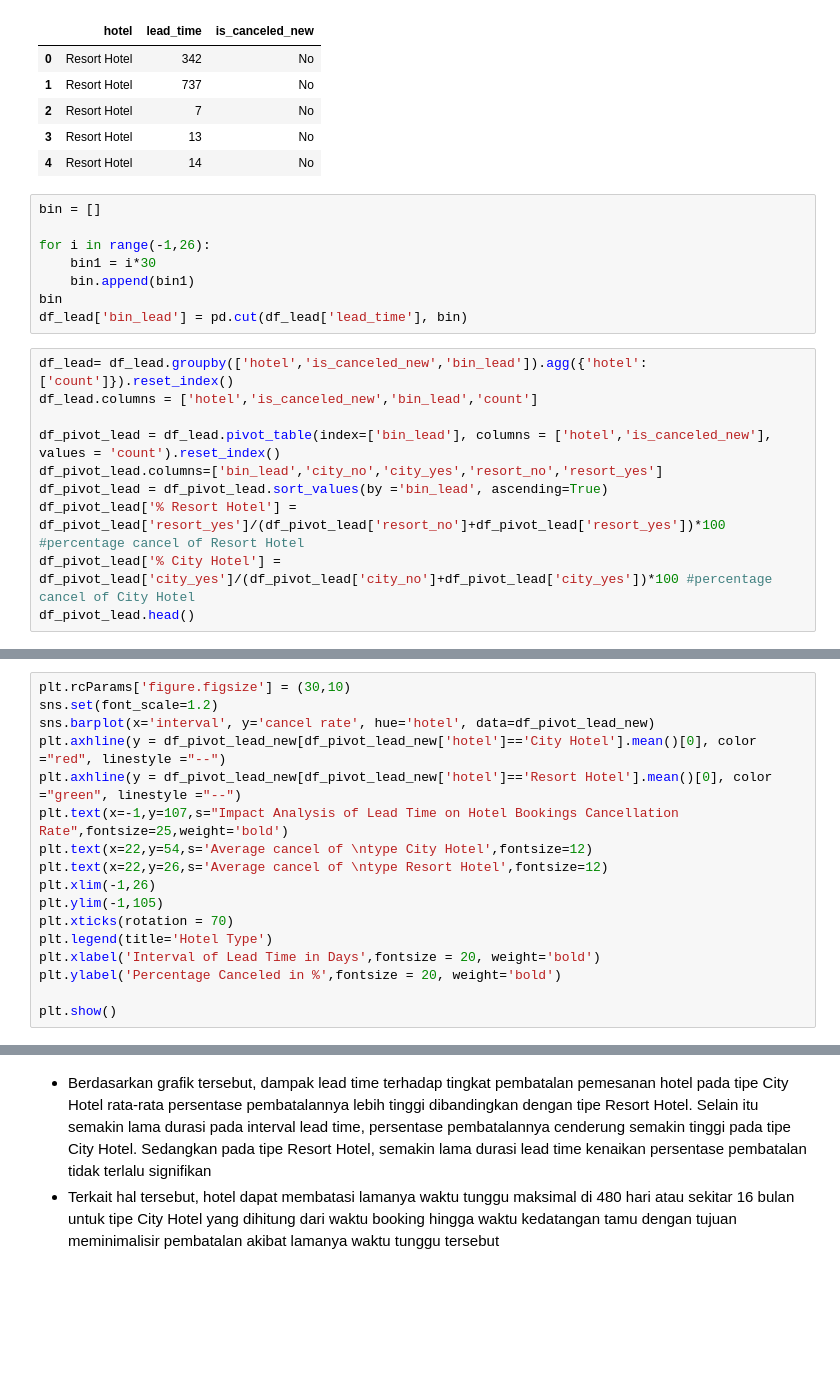
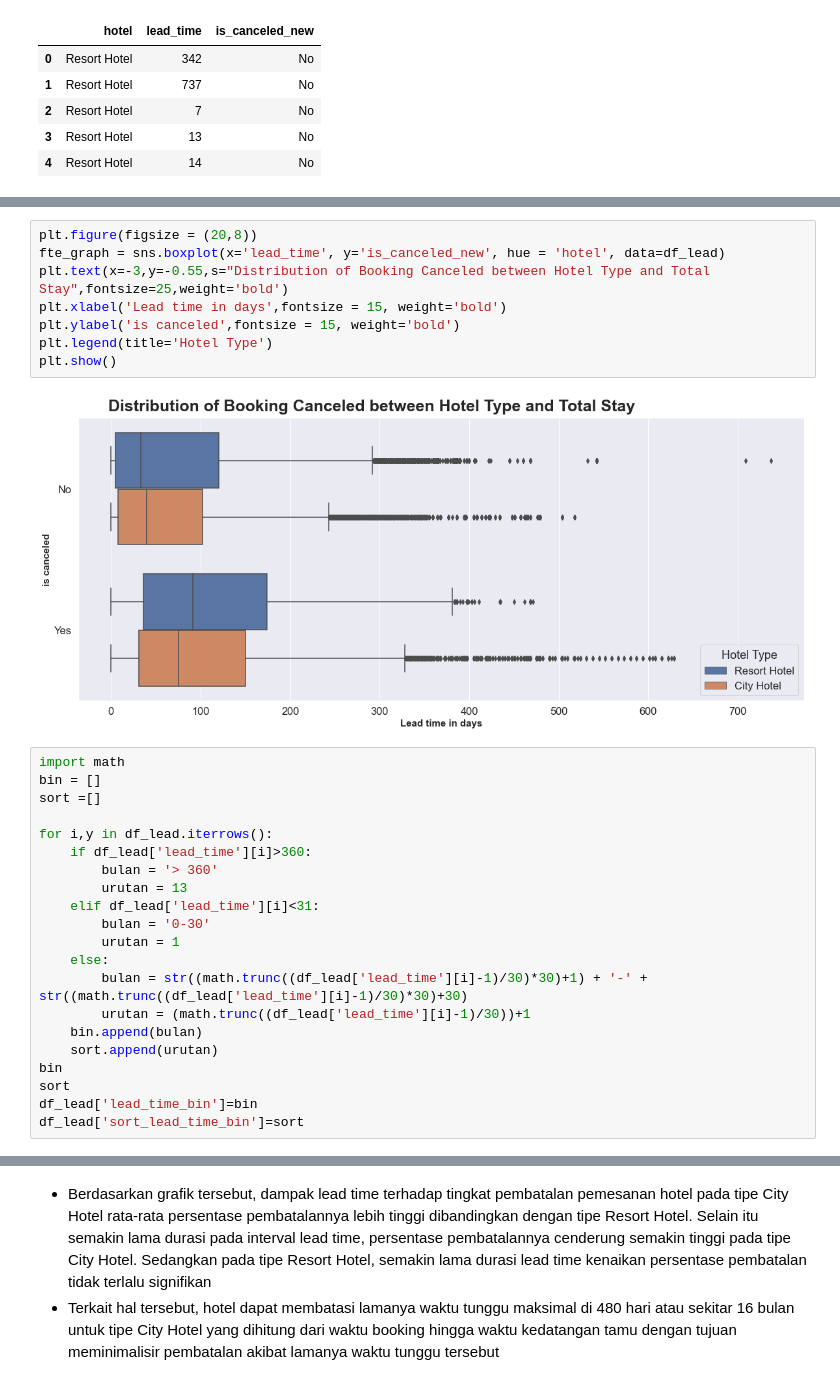
Before and after one commit to friskays/Investigate-Hotel-Business-using-Data-Visualization, a Jupyter notebook: Investigate_Hotel_Business_using_Data_Visualization.ipynb, the cells around one changed output, grey strips where cells are left out. Saved outputs shown, nothing was run; the diff lists cells and outputs as text; blank space fills up the shorter version.

Commit message:
edit grafik and change interval

```diff
--- a/Investigate_Hotel_Business_using_Data_Visualization.ipynb
+++ b/Investigate_Hotel_Business_using_Data_Visualization.ipynb
@@ -586,21 +596,3 @@ df_lead.head()
 | 2 | Resort Hotel | 7 | No |
 | 3 | Resort Hotel | 13 | No |
 | 4 | Resort Hotel | 14 | No |
-# %%
-bin = []
-
-for i in range(-1,26):
-    bin1 = i*30
-    bin.append(bin1)
-bin
-df_lead['bin_lead'] = pd.cut(df_lead['lead_time'], bin)
-# %%
-df_lead= df_lead.groupby(['hotel','is_canceled_new','bin_lead']).agg({'hotel':['count']}).reset_index()
-df_lead.columns = ['hotel','is_canceled_new','bin_lead','count']
-
-df_pivot_lead = df_lead.pivot_table(index=['bin_lead'], columns = ['hotel','is_canceled_new'], values = 'count').reset_index()
-df_pivot_lead.columns=['bin_lead','city_no','city_yes','resort_no','resort_yes']
-df_pivot_lead = df_pivot_lead.sort_values(by ='bin_lead', ascending=True)
-df_pivot_lead['% Resort Hotel'] = df_pivot_lead['resort_yes']/(df_pivot_lead['resort_no']+df_pivot_lead['resort_yes'])*100 #percentage cancel of Resort Hotel
-df_pivot_lead['% City Hotel'] = df_pivot_lead['city_yes']/(df_pivot_lead['city_no']+df_pivot_lead['city_yes'])*100 #percentage cancel of City Hotel
-df_pivot_lead.head()
@@ -659,17 +598,0 @@ df_pivot_lead_new.head()
-# %%
-plt.rcParams['figure.figsize'] = (30,10)
-sns.set(font_scale=1.2)
-sns.barplot(x='interval', y='cancel rate', hue='hotel', data=df_pivot_lead_new)
-plt.axhline(y = df_pivot_lead_new[df_pivot_lead_new['hotel']=='City Hotel'].mean()[0], color ="red", linestyle ="--")
-plt.axhline(y = df_pivot_lead_new[df_pivot_lead_new['hotel']=='Resort Hotel'].mean()[0], color ="green", linestyle ="--")
-plt.text(x=-1,y=107,s="Impact Analysis of Lead Time on Hotel Bookings Cancellation Rate",fontsize=25,weight='bold')
-plt.text(x=22,y=54,s='Average cancel of \ntype City Hotel',fontsize=12)
-plt.text(x=22,y=26,s='Average cancel of \ntype Resort Hotel',fontsize=12)
-plt.xlim(-1,26)
-plt.ylim(-1,105)
-plt.xticks(rotation = 70)
-plt.legend(title='Hotel Type')
-plt.xlabel('Interval of Lead Time in Days',fontsize = 20, weight='bold')
-plt.ylabel('Percentage Canceled in %',fontsize = 20, weight='bold')
-
-plt.show()
@@ -677,0 +599,31 @@ plt.show()
+# %%
+plt.figure(figsize = (20,8))
+fte_graph = sns.boxplot(x='lead_time', y='is_canceled_new', hue = 'hotel', data=df_lead)
+plt.text(x=-3,y=-0.55,s="Distribution of Booking Canceled between Hotel Type and Total Stay",fontsize=25,weight='bold')
+plt.xlabel('Lead time in days',fontsize = 15, weight='bold')
+plt.ylabel('is canceled',fontsize = 15, weight='bold')
+plt.legend(title='Hotel Type')
+plt.show()
+# %% [output]
+[figure, added]
+# %%
+import math
+bin = []
+sort =[]
+
+for i,y in df_lead.iterrows():
+    if df_lead['lead_time'][i]>360:
+        bulan = '> 360'
+        urutan = 13
+    elif df_lead['lead_time'][i]<31:
+        bulan = '0-30'
+        urutan = 1
+    else:
+        bulan = str((math.trunc((df_lead['lead_time'][i]-1)/30)*30)+1) + '-' + str((math.trunc((df_lead['lead_time'][i]-1)/30)*30)+30)
+        urutan = (math.trunc((df_lead['lead_time'][i]-1)/30))+1
+    bin.append(bulan)
+    sort.append(urutan)
+bin
+sort
+df_lead['lead_time_bin']=bin
+df_lead['sort_lead_time_bin']=sort
```
Also changed, not shown: parts of 17 cells of this notebook.
